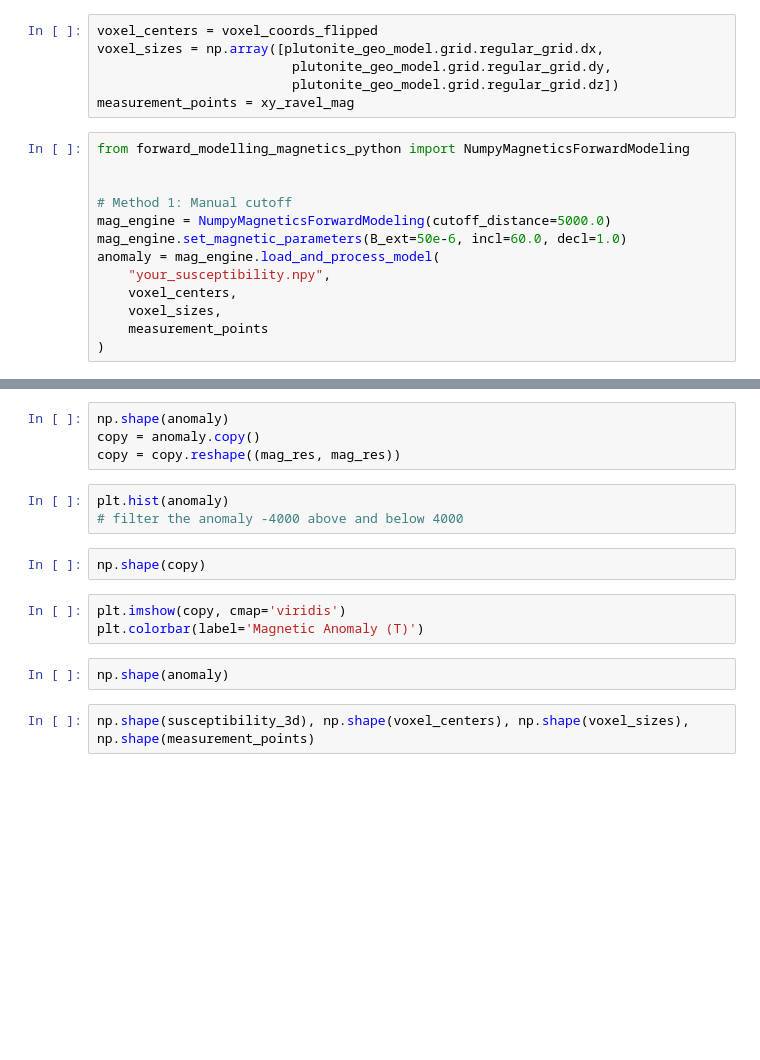
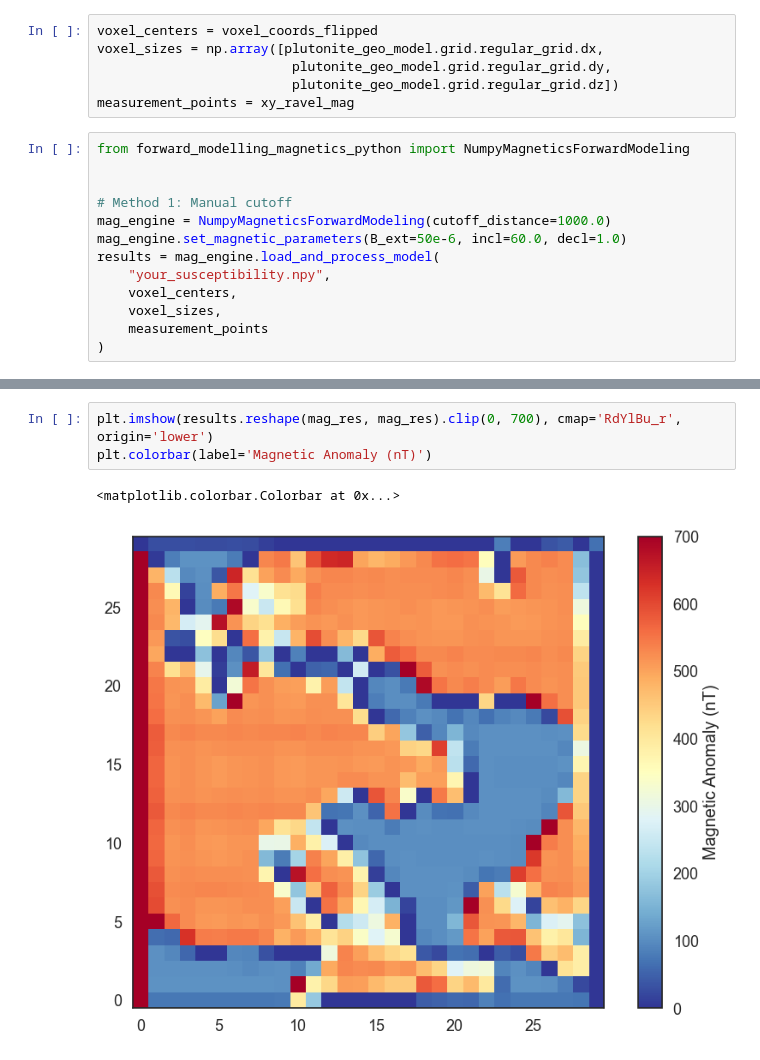
Before and after one commit to terranigma-solutions/Mineye-Terranigma, a Jupyter notebook: GeoModel/forward_modelling_magnetics.ipynb, the cells around one changed output, grey strips where cells are left out. Cells and saved outputs as stored; diff of their text form; blank space fills up the shorter version.

```diff
--- a/GeoModel/forward_modelling_magnetics.ipynb
+++ b/GeoModel/forward_modelling_magnetics.ipynb
@@ -147,9 +203,9 @@ from forward_modelling_magnetics_python import NumpyMagneticsForwardModeling
 
 
 # Method 1: Manual cutoff
-mag_engine = NumpyMagneticsForwardModeling(cutoff_distance=5000.0)
+mag_engine = NumpyMagneticsForwardModeling(cutoff_distance=1000.0)
 mag_engine.set_magnetic_parameters(B_ext=50e-6, incl=60.0, decl=1.0)
-anomaly = mag_engine.load_and_process_model(
+results = mag_engine.load_and_process_model(
     "your_susceptibility.npy",
     voxel_centers,
     voxel_sizes,
@@ -158,16 +231,6 @@ anomaly = mag_engine.load_and_process_model(
-# %%
-np.shape(anomaly)
-copy = anomaly.copy()
-copy = copy.reshape((mag_res, mag_res))
-# %%
-plt.hist(anomaly)
-# filter the anomaly -4000 above and below 4000
-# %%
-np.shape(copy)
-# %%
-plt.imshow(copy, cmap='viridis')
-plt.colorbar(label='Magnetic Anomaly (T)')
-# %%
-np.shape(anomaly)
-# %%
-np.shape(susceptibility_3d), np.shape(voxel_centers), np.shape(voxel_sizes), np.shape(measurement_points)
+# %%
+plt.imshow(results.reshape(mag_res, mag_res).clip(0, 700), cmap='RdYlBu_r', origin='lower')
+plt.colorbar(label='Magnetic Anomaly (nT)')
+# %% [output]
+<matplotlib.colorbar.Colorbar at 0x...>
+[figure, added]
```
Also changed, not shown: parts of 10 cells of this notebook, 3 other files.
